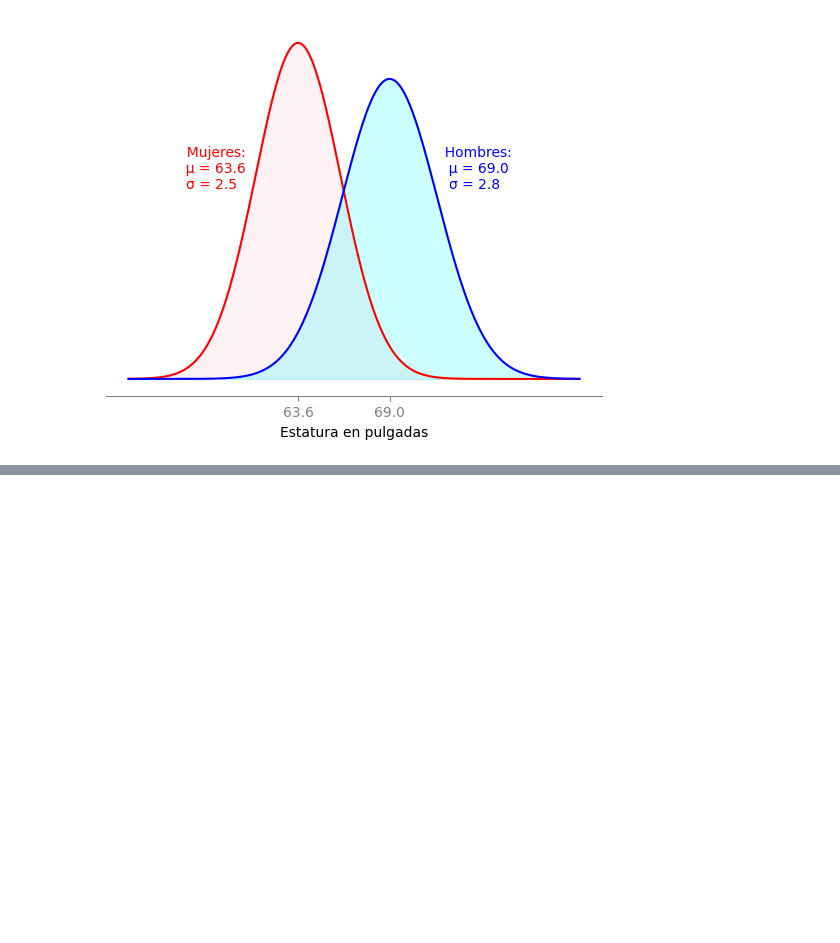
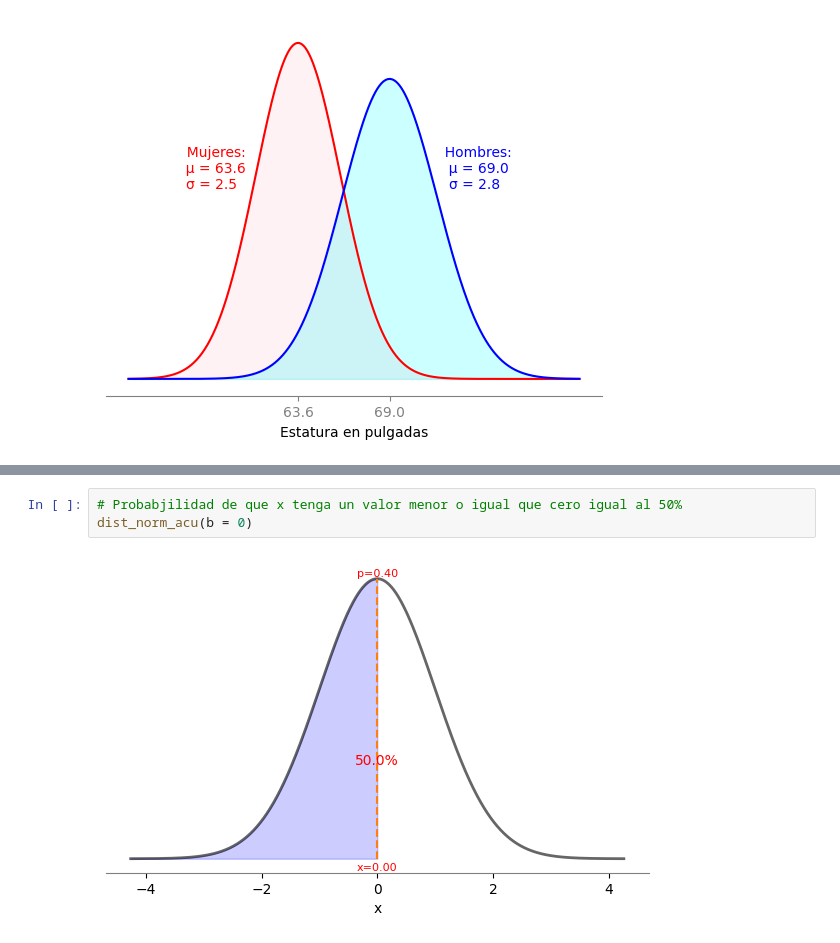
Before and after one commit to DaniCh-Coder/Python-Notes, a Jupyter notebook: ps stats/Probability-distributions/dp-normal-standard.ipynb, the cells around one changed output, grey strips where cells are left out. Saved outputs shown, nothing was run; the diff lists cells and outputs as text; blank space fills up the shorter version.

```diff
--- a/ps stats/Probability-distributions/dp-normal-standard.ipynb
+++ b/ps stats/Probability-distributions/dp-normal-standard.ipynb
@@ -246,0 +360,5 @@ plt.show()
+# %%
+# Probabjilidad de que x tenga un valor menor o igual que cero igual al 50%
+dist_norm_acu(b = 0)
+# %% [output]
+[figure, added]
```
Also changed, not shown: parts of 10 cells of this notebook.
